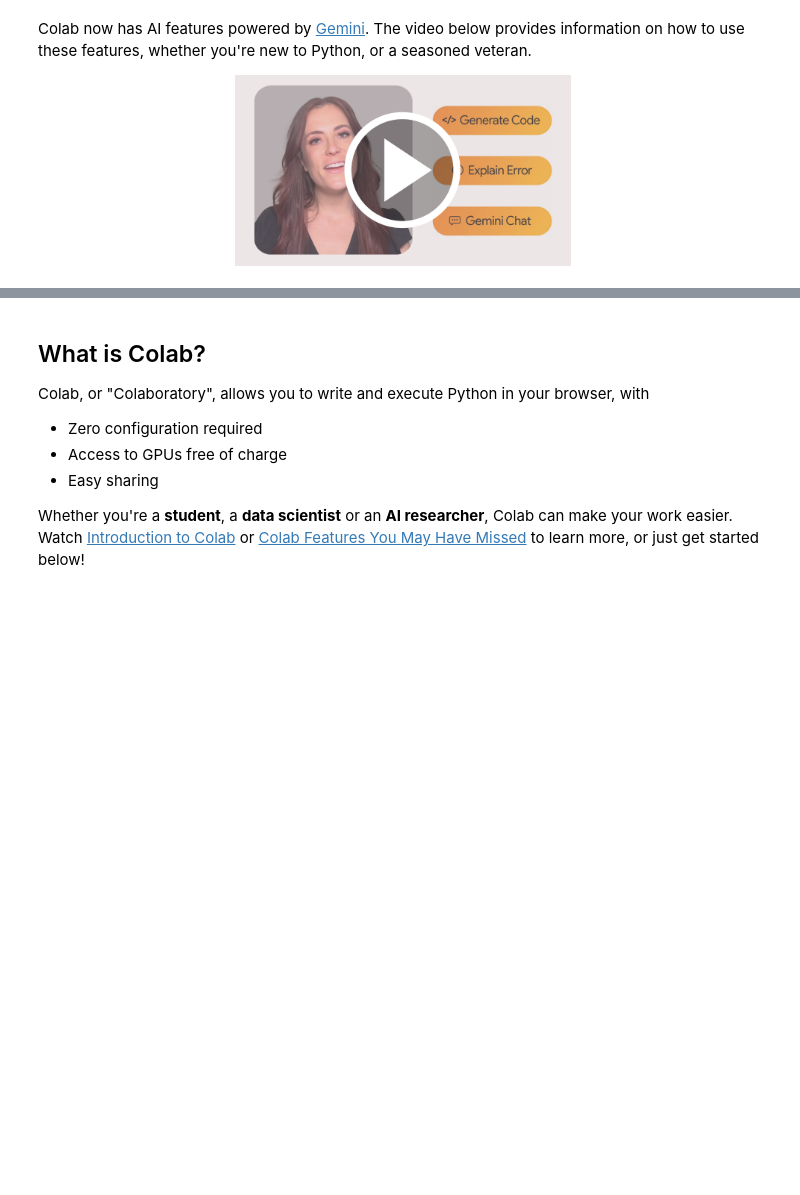
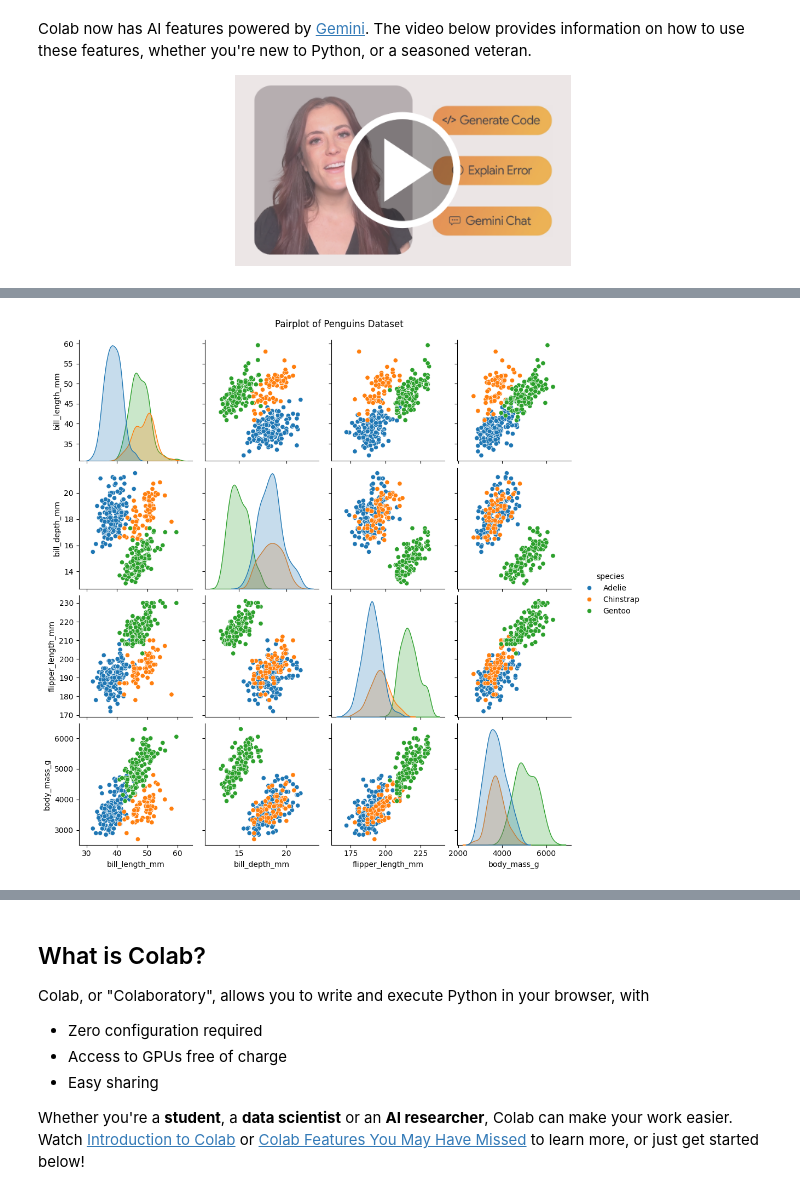
Before and after one commit to Sursuri69/Machine-Learning-LAB, a Jupyter notebook: Welcome_To_Colab.ipynb, the cells around one changed output, grey strips where cells are left out. Drawn from its saved outputs; the diff is of its cells as text; code cells hidden in the pictures; blank space fills up the shorter version.

```diff
--- a/Welcome_To_Colab.ipynb
+++ b/Welcome_To_Colab.ipynb
@@ -150,0 +199,6 @@ X_train, X_test, y_train, y_test = train_test_split(scaled_features, df['target'
+# %%
+sns.pairplot(penguins, hue="species", diag_kind="kde")
+plt.suptitle("Pairplot of Penguins Dataset", y=1.02)
+plt.show()
+# %% [output]
+[figure, added]
```
Also changed, not shown: parts of 10 cells of this notebook.
